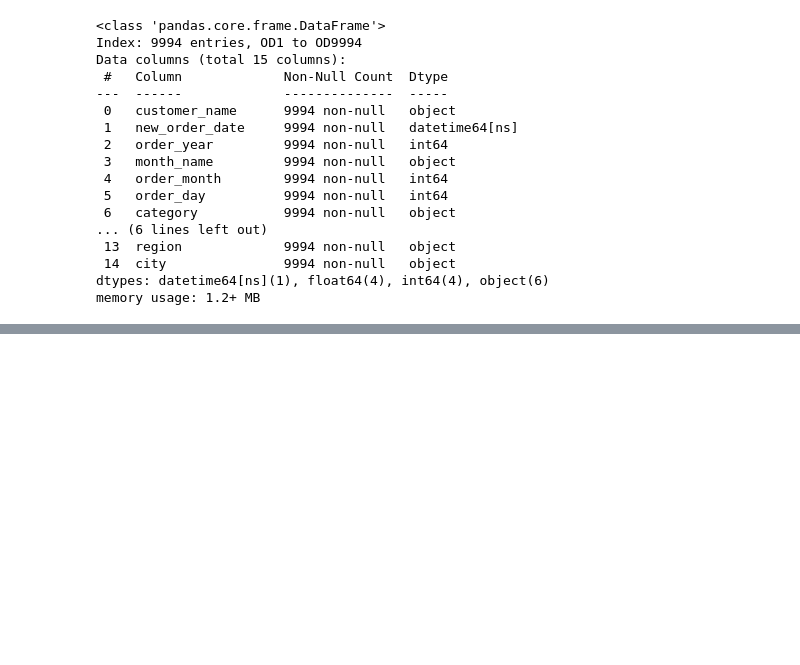
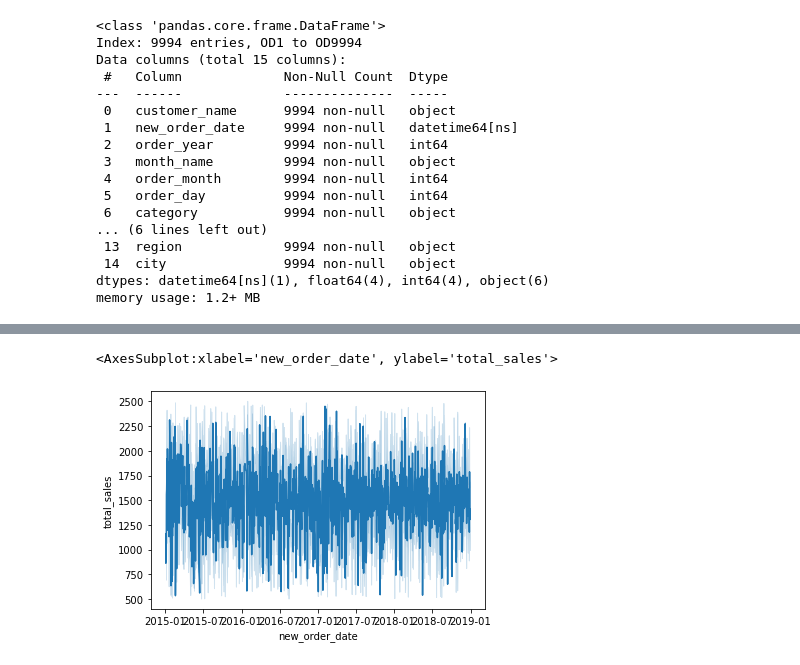
Before and after one commit to UCDPA-oneilld23/Grocery-Sales-project, a Jupyter notebook: UCDPA DON Assignment.ipynb, the cells around one changed output, grey strips where cells are left out. Saved outputs shown, nothing was run; the diff lists cells and outputs as text; code cells hidden in the pictures; blank space fills up the shorter version.

```diff
--- a/UCDPA DON Assignment.ipynb
+++ b/UCDPA DON Assignment.ipynb
@@ -91,0 +272,5 @@ Sales_data.groupby(['category','sub_category']).median()
+# %%
+sns.lineplot(data=Sales_data, x="new_order_date", y="total_sales")
+# %% [output]
+<AxesSubplot:xlabel='new_order_date', ylabel='total_sales'>
+[figure, added]
```
Also changed, not shown: parts of 32 cells of this notebook.
